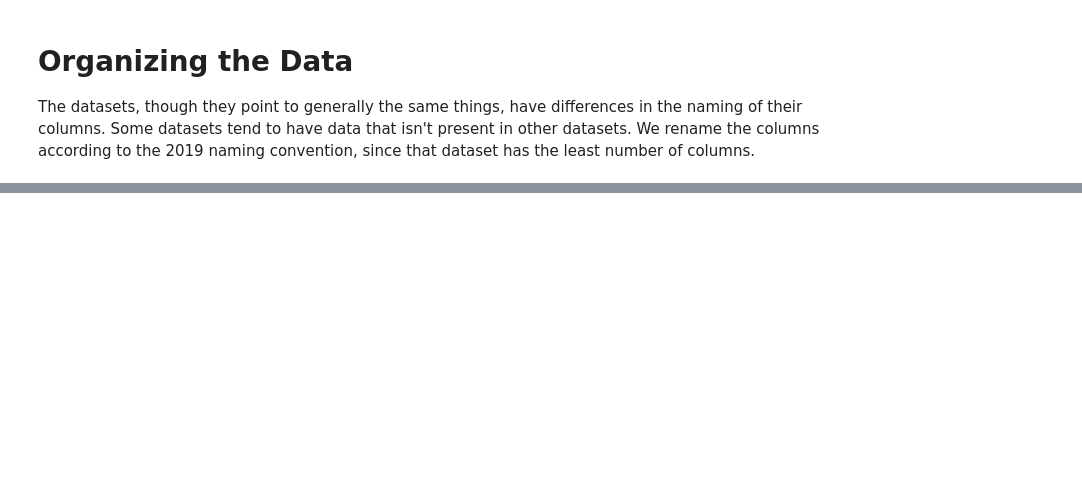
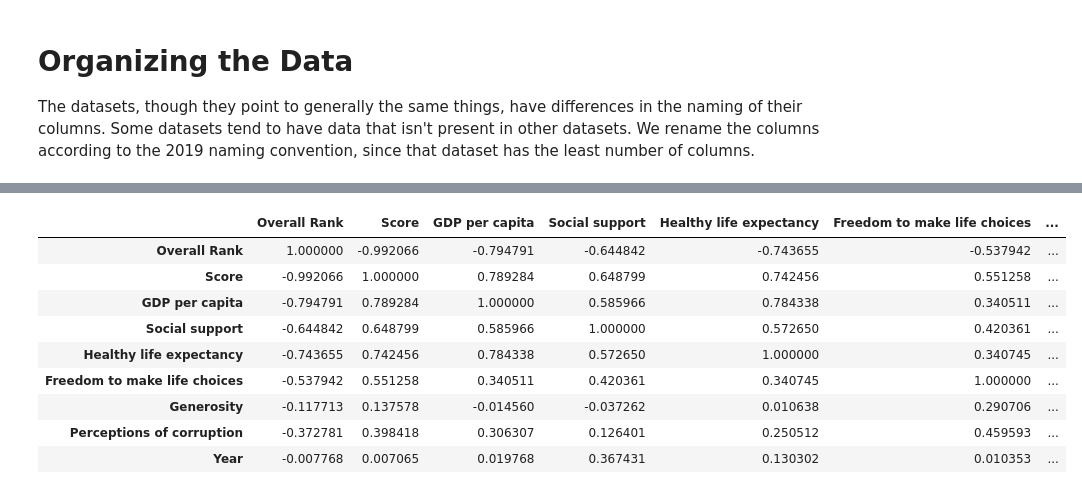
Before and after one commit to Matildasoric44/Country-and-Happiness-correlation-project, a Jupyter notebook: Project 1.ipynb, the cells around one changed output, grey strips where cells are left out. Cells and saved outputs as stored; diff of their text form; code cells hidden in the pictures; blank space fills up the shorter version.

```diff
--- a/Project 1.ipynb
+++ b/Project 1.ipynb
@@ -83,0 +120,15 @@ Index(['Country name', 'Regional indicator', 'Ladder score',
+# %%
+econ_df = happiness_df[["Country", "GDP per capita", "Perceptions of corruption", "Year"]].groupby(["Year", "Country"])
+econ_df.head(100)
+happiness_df.corr()
+# %% [output]
+|  | Overall Rank | Score | GDP per capita | Social support | Healthy life expectancy | Freedom to make life choices | ... |
+| Overall Rank | 1.000000 | -0.992066 | -0.794791 | -0.644842 | -0.743655 | -0.537942 | ... |
+| Score | -0.992066 | 1.000000 | 0.789284 | 0.648799 | 0.742456 | 0.551258 | ... |
+| GDP per capita | -0.794791 | 0.789284 | 1.000000 | 0.585966 | 0.784338 | 0.340511 | ... |
+| Social support | -0.644842 | 0.648799 | 0.585966 | 1.000000 | 0.572650 | 0.420361 | ... |
+| Healthy life expectancy | -0.743655 | 0.742456 | 0.784338 | 0.572650 | 1.000000 | 0.340745 | ... |
+| Freedom to make life choices | -0.537942 | 0.551258 | 0.340511 | 0.420361 | 0.340745 | 1.000000 | ... |
+| Generosity | -0.117713 | 0.137578 | -0.014560 | -0.037262 | 0.010638 | 0.290706 | ... |
+| Perceptions of corruption | -0.372781 | 0.398418 | 0.306307 | 0.126401 | 0.250512 | 0.459593 | ... |
+| Year | -0.007768 | 0.007065 | 0.019768 | 0.367431 | 0.130302 | 0.010353 | ... |
```
Also changed, not shown: parts of 17 cells of this notebook, 1 other file.
